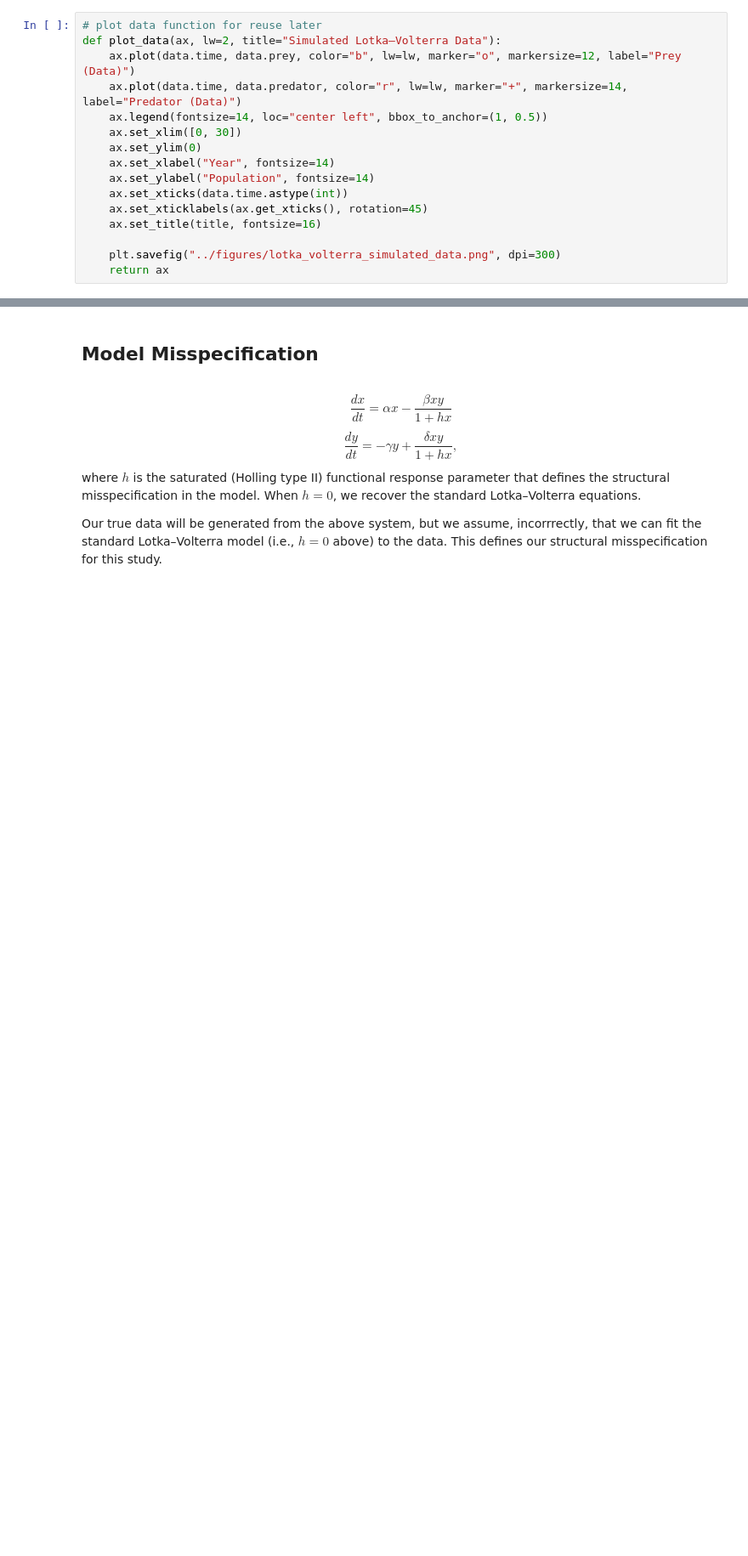
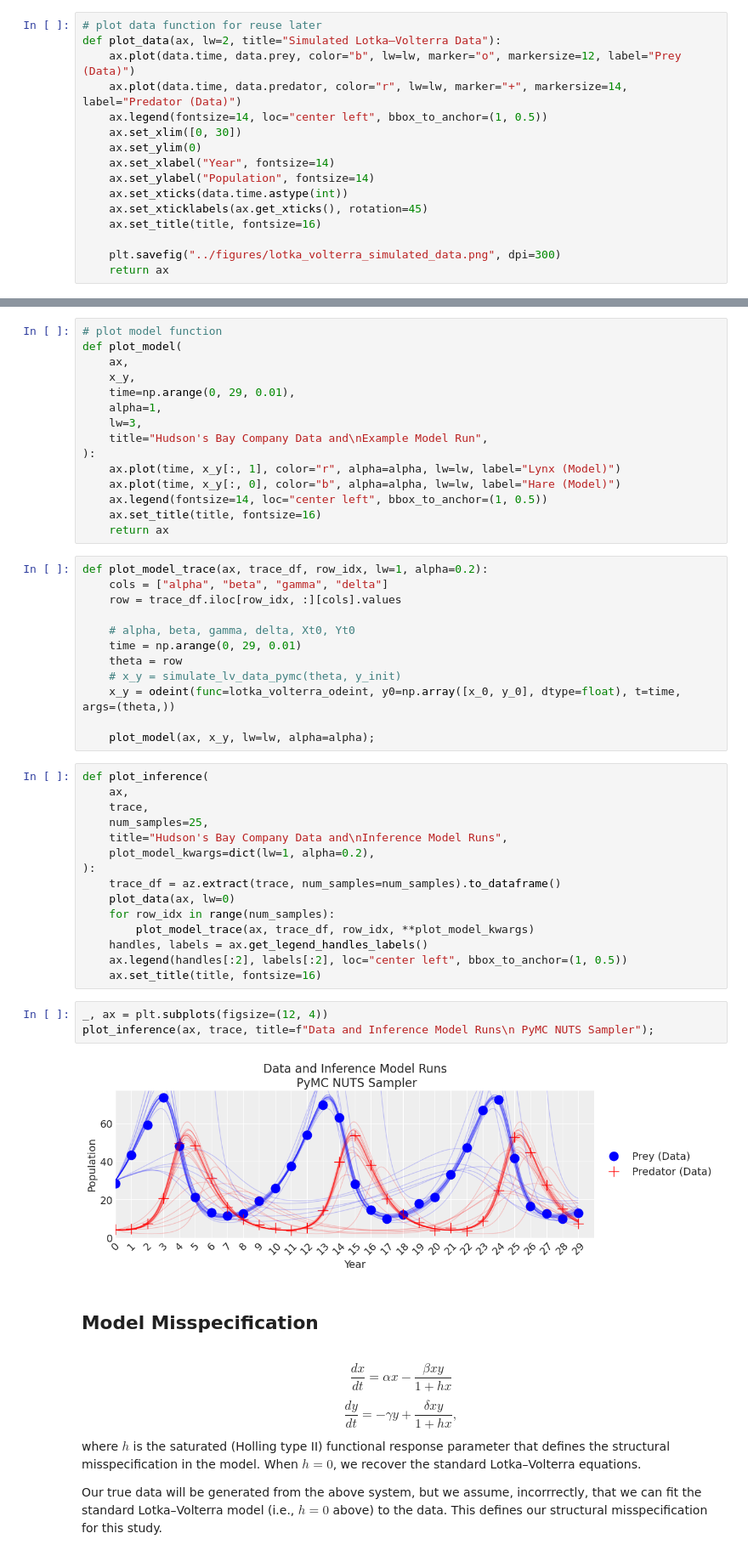
Before and after one commit to nicklauskim/bayesian-ode-model-misspecification, a Jupyter notebook: bayes-ode-model-misspec.ipynb, the cells around one changed output, grey strips where cells are left out. Shown at 85% size. Cells and saved outputs as stored; diff of their text form; blank space fills up the shorter version.

```diff
--- a/bayes-ode-model-misspec.ipynb
+++ b/bayes-ode-model-misspec.ipynb
@@ -278,3 +277,50 @@ az.summary(trace)
+# %%
+# plot model function
+def plot_model(
+    ax,
+    x_y,
+    time=np.arange(0, 29, 0.01),
+    alpha=1,
+    lw=3,
+    title="Hudson's Bay Company Data and\nExample Model Run",
+):
+    ax.plot(time, x_y[:, 1], color="r", alpha=alpha, lw=lw, label="Lynx (Model)")
+    ax.plot(time, x_y[:, 0], color="b", alpha=alpha, lw=lw, label="Hare (Model)")
+    ax.legend(fontsize=14, loc="center left", bbox_to_anchor=(1, 0.5))
+    ax.set_title(title, fontsize=16)
+    return ax
+# %%
+def plot_model_trace(ax, trace_df, row_idx, lw=1, alpha=0.2):
+    cols = ["alpha", "beta", "gamma", "delta"]
+    row = trace_df.iloc[row_idx, :][cols].values
+
+    # alpha, beta, gamma, delta, Xt0, Yt0
+    time = np.arange(0, 29, 0.01)
+    theta = row
+    # x_y = simulate_lv_data_pymc(theta, y_init)
+    x_y = odeint(func=lotka_volterra_odeint, y0=np.array([x_0, y_0], dtype=float), t=time, args=(theta,))
+
+    plot_model(ax, x_y, lw=lw, alpha=alpha);
+# %%
+def plot_inference(
+    ax,
+    trace,
+    num_samples=25,
+    title="Hudson's Bay Company Data and\nInference Model Runs",
+    plot_model_kwargs=dict(lw=1, alpha=0.2),
+):
+    trace_df = az.extract(trace, num_samples=num_samples).to_dataframe()
+    plot_data(ax, lw=0)
+    for row_idx in range(num_samples):
+        plot_model_trace(ax, trace_df, row_idx, **plot_model_kwargs)
+    handles, labels = ax.get_legend_handles_labels()
+    ax.legend(handles[:2], labels[:2], loc="center left", bbox_to_anchor=(1, 0.5))
+    ax.set_title(title, fontsize=16)
+# %%
+_, ax = plt.subplots(figsize=(12, 4))
+plot_inference(ax, trace, title=f"Data and Inference Model Runs\n PyMC NUTS Sampler");
+# %% [output]
+[figure, added]
 # %% [markdown]
 ## Model Misspecification
 # %% [markdown]
```
Also changed, not shown: parts of 18 cells of this notebook.
